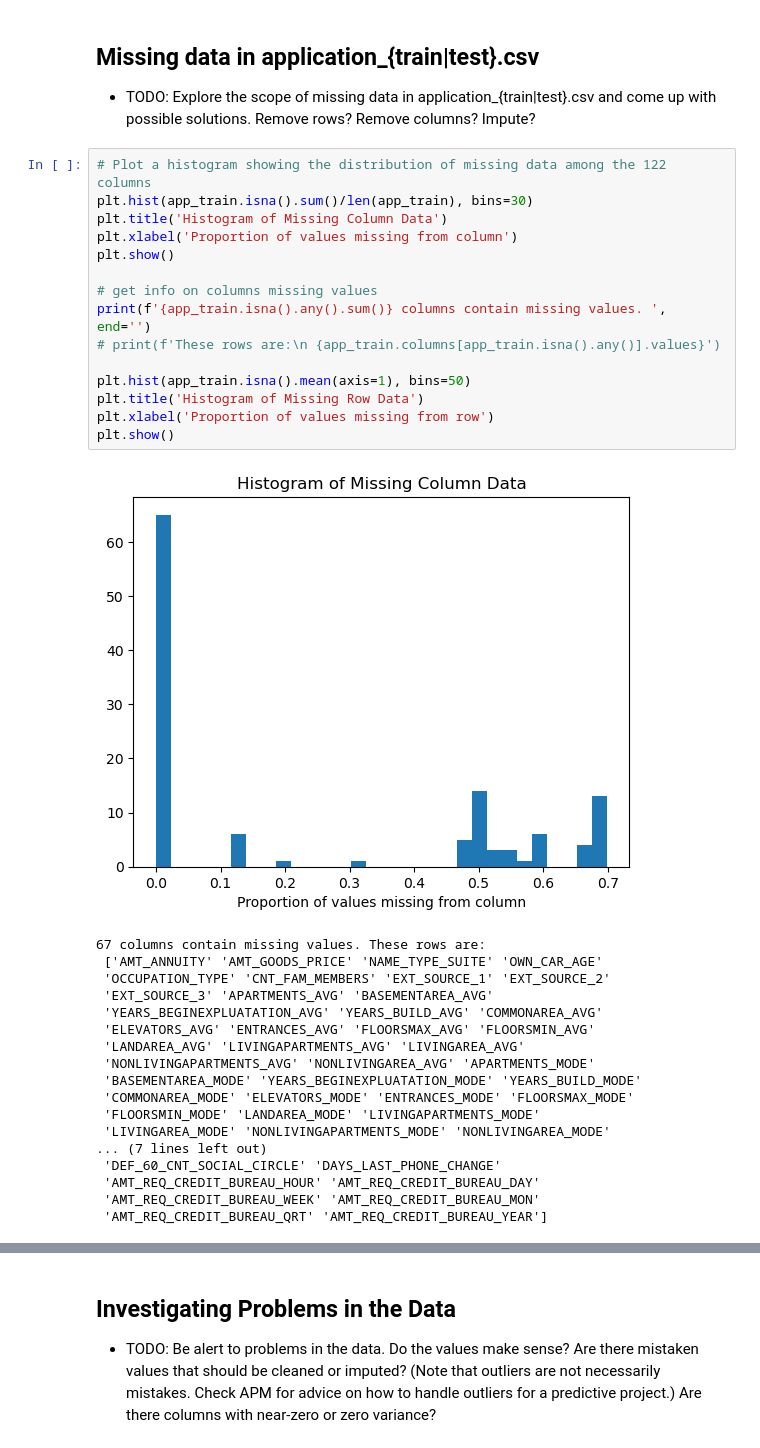
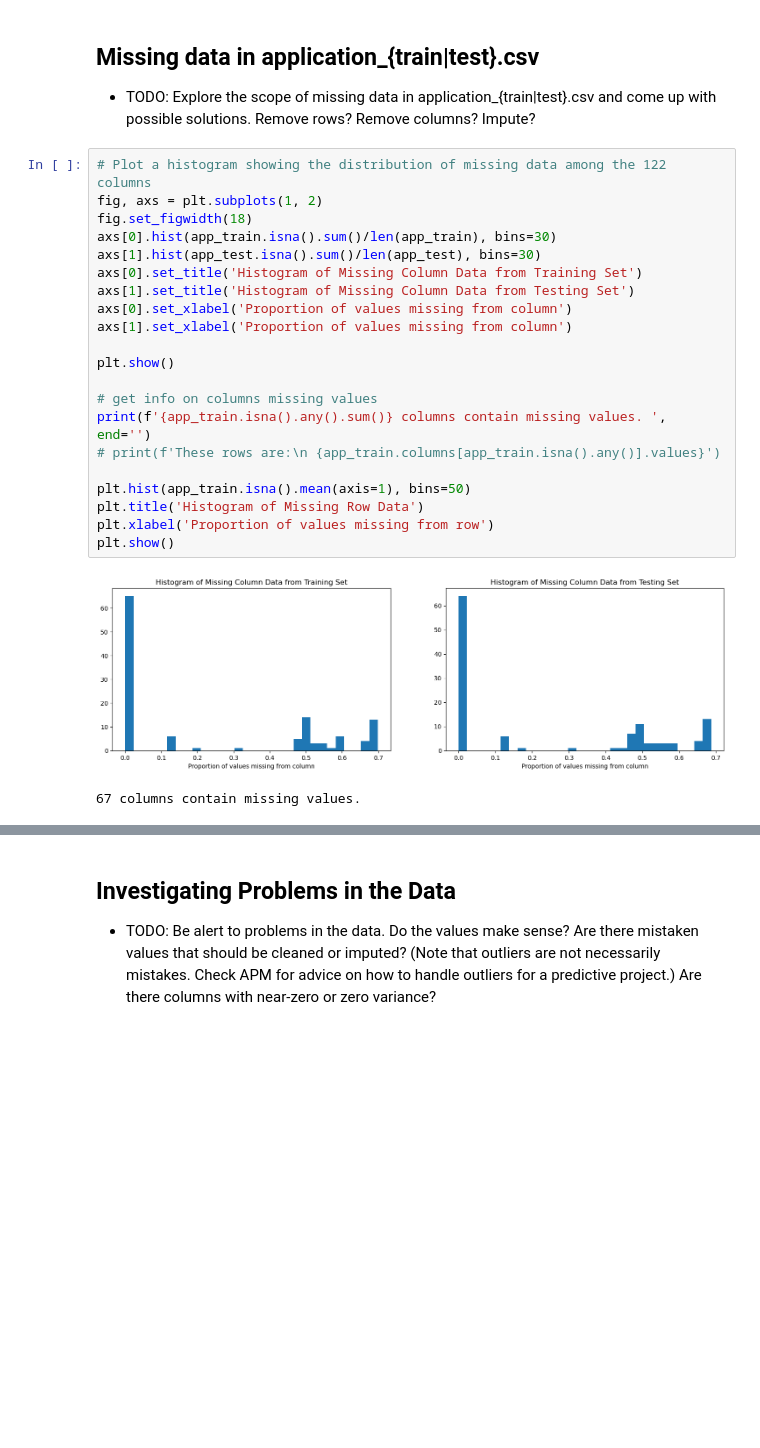
Before and after one commit to spencer-brothers/IS_6812_MSBA_Practice_Capstone, a Jupyter notebook: EDA.ipynb, the cells around one changed output, grey strips where cells are left out. Saved outputs shown, nothing was run; the diff lists cells and outputs as text; blank space fills up the shorter version.

Commit message:
Adding Missing Data analysis to test set and answered some questions in README

```diff
--- a/EDA.ipynb
+++ b/EDA.ipynb
@@ -74,38 +74,28 @@ There's a very large imbalance in the target classes, with only about 8.1% of ap
 - TODO: Explore the scope of missing data in application_{train|test}.csv and come up with possible solutions. Remove rows?  Remove columns?  Impute?
 # %%
 # Plot a histogram showing the distribution of missing data among the 122 columns
-plt.hist(app_train.isna().sum()/len(app_train), bins=30)
-plt.title('Histogram of Missing Column Data')
-plt.xlabel('Proportion of values missing from column')
+fig, axs = plt.subplots(1, 2)
+fig.set_figwidth(18)
+axs[0].hist(app_train.isna().sum()/len(app_train), bins=30)
+axs[1].hist(app_test.isna().sum()/len(app_test), bins=30)
+axs[0].set_title('Histogram of Missing Column Data from Training Set')
+axs[1].set_title('Histogram of Missing Column Data from Testing Set')
+axs[0].set_xlabel('Proportion of values missing from column')
+axs[1].set_xlabel('Proportion of values missing from column')
+
 plt.show()
 
 # get info on columns missing values
 print(f'{app_train.isna().any().sum()} columns contain missing values. ', end='')
 # print(f'These rows are:\n {app_train.columns[app_train.isna().any()].values}')
 
 plt.hist(app_train.isna().mean(axis=1), bins=50)
 plt.title('Histogram of Missing Row Data')
 plt.xlabel('Proportion of values missing from row')
 plt.show()
 # %% [output]
-[figure, old version]
+[figure, new version]
-67 columns contain missing values. These rows are:
- ['AMT_ANNUITY' 'AMT_GOODS_PRICE' 'NAME_TYPE_SUITE' 'OWN_CAR_AGE'
- 'OCCUPATION_TYPE' 'CNT_FAM_MEMBERS' 'EXT_SOURCE_1' 'EXT_SOURCE_2'
- 'EXT_SOURCE_3' 'APARTMENTS_AVG' 'BASEMENTAREA_AVG'
- 'YEARS_BEGINEXPLUATATION_AVG' 'YEARS_BUILD_AVG' 'COMMONAREA_AVG'
- 'ELEVATORS_AVG' 'ENTRANCES_AVG' 'FLOORSMAX_AVG' 'FLOORSMIN_AVG'
- 'LANDAREA_AVG' 'LIVINGAPARTMENTS_AVG' 'LIVINGAREA_AVG'
- 'NONLIVINGAPARTMENTS_AVG' 'NONLIVINGAREA_AVG' 'APARTMENTS_MODE'
- 'BASEMENTAREA_MODE' 'YEARS_BEGINEXPLUATATION_MODE' 'YEARS_BUILD_MODE'
- 'COMMONAREA_MODE' 'ELEVATORS_MODE' 'ENTRANCES_MODE' 'FLOORSMAX_MODE'
- 'FLOORSMIN_MODE' 'LANDAREA_MODE' 'LIVINGAPARTMENTS_MODE'
- 'LIVINGAREA_MODE' 'NONLIVINGAPARTMENTS_MODE' 'NONLIVINGAREA_MODE'
-... (7 lines left out)
- 'DEF_60_CNT_SOCIAL_CIRCLE' 'DAYS_LAST_PHONE_CHANGE'
- 'AMT_REQ_CREDIT_BUREAU_HOUR' 'AMT_REQ_CREDIT_BUREAU_DAY'
- 'AMT_REQ_CREDIT_BUREAU_WEEK' 'AMT_REQ_CREDIT_BUREAU_MON'
- 'AMT_REQ_CREDIT_BUREAU_QRT' 'AMT_REQ_CREDIT_BUREAU_YEAR']
+67 columns contain missing values.
 [figure]
 # %% [markdown]
 ## Investigating Problems in the Data
```
Also changed, not shown: 1 other file.
